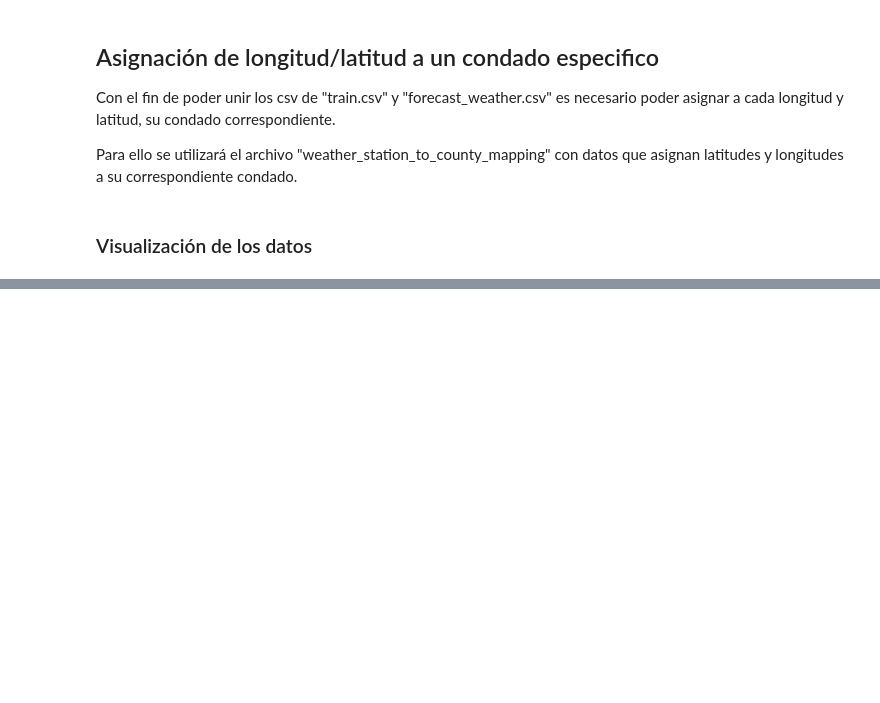
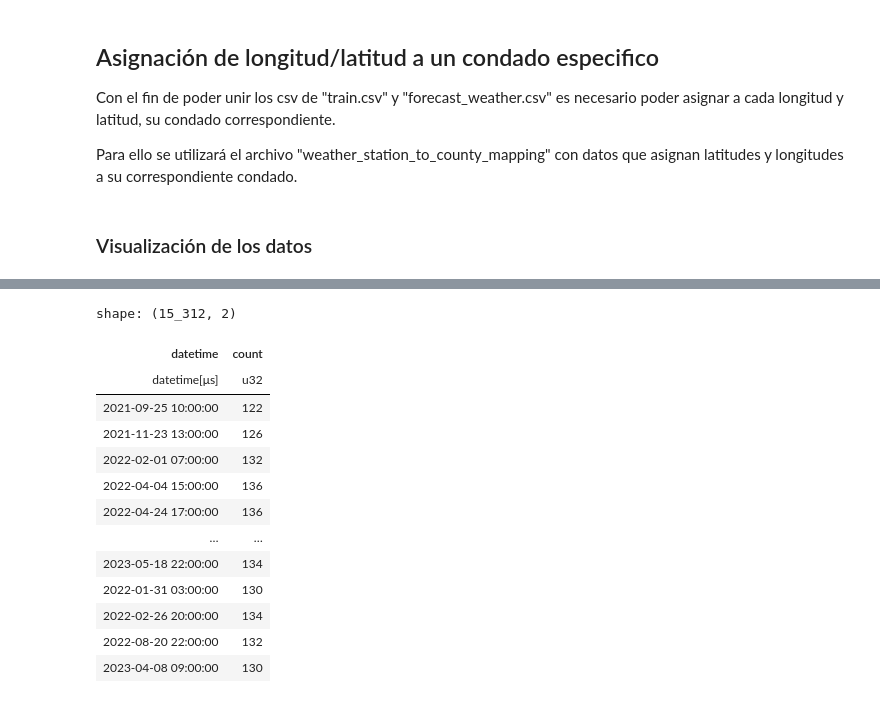
Before and after one commit to pabbuen/TFG-ProduccionElectrica, a Jupyter notebook: codigo/notebooks/preprocessing.ipynb, the cells around one changed output, grey strips where cells are left out. Cells and saved outputs as stored; diff of their text form; code cells hidden in the pictures; blank space fills up the shorter version.

```diff
--- a/codigo/notebooks/preprocessing.ipynb
+++ b/codigo/notebooks/preprocessing.ipynb
@@ -388,0 +478,21 @@ Resolved plan until failure:
+# %%
+train = dfs["train"].with_columns(
+    pl.col("datetime").str.strptime(pl.Datetime)
+)
+
+train.group_by("datetime").agg(pl.count())
+# %% [output]
+shape: (15_312, 2)
+| datetime | count |
+| datetime[μs] | u32 |
+| 2021-09-25 10:00:00 | 122 |
+| 2021-11-23 13:00:00 | 126 |
+| 2022-02-01 07:00:00 | 132 |
+| 2022-04-04 15:00:00 | 136 |
+| 2022-04-24 17:00:00 | 136 |
+| … | … |
+| 2023-05-18 22:00:00 | 134 |
+| 2022-01-31 03:00:00 | 130 |
+| 2022-02-26 20:00:00 | 134 |
+| 2022-08-20 22:00:00 | 132 |
+| 2023-04-08 09:00:00 | 130 |
```
Also changed, not shown: parts of 15 cells of this notebook.
